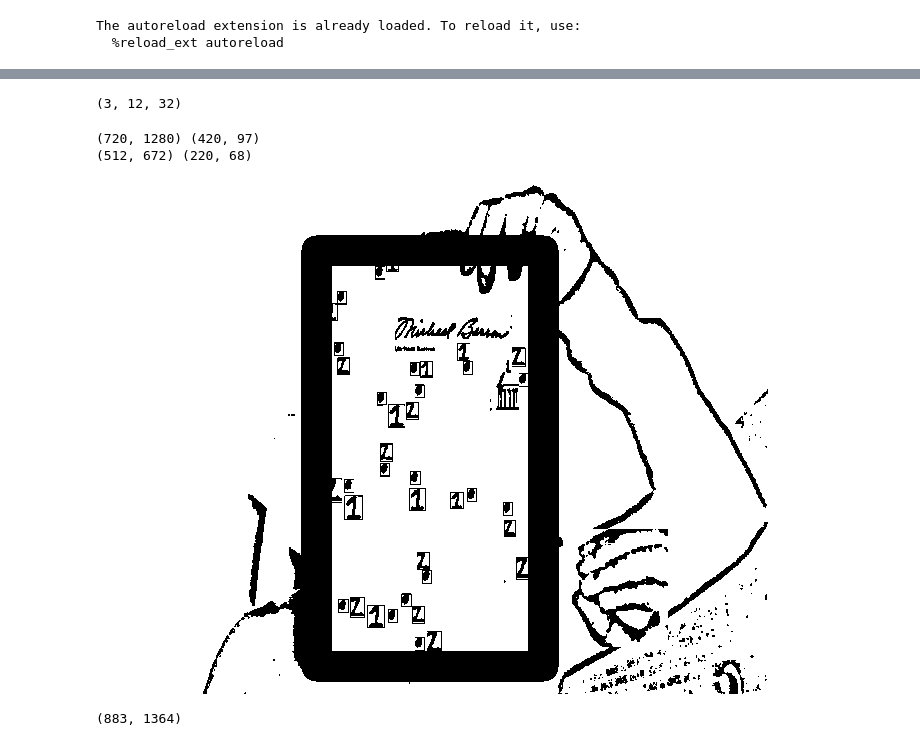
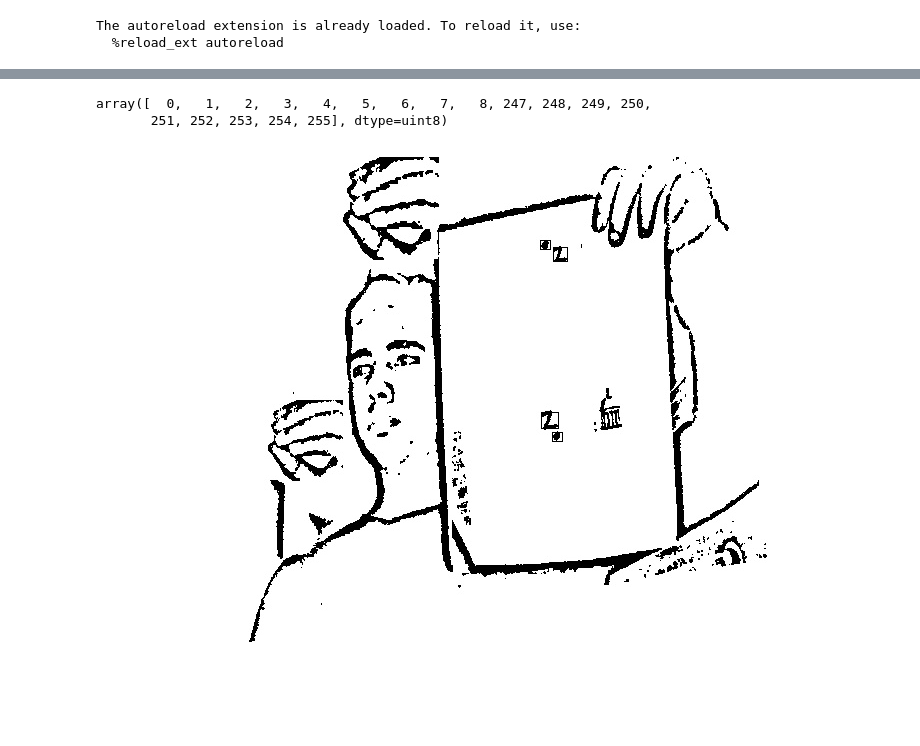
Before and after one commit to sryeturu/connect-the-dots, a Jupyter notebook: testing_notebook.ipynb, the cells around one changed output, grey strips where cells are left out. Drawn from its saved outputs; the diff is of its cells as text; code cells hidden in the pictures; blank space fills up the shorter version.

```diff
--- a/testing_notebook.ipynb
+++ b/testing_notebook.ipynb
@@ -78,4 +19,0 @@ def get_yolo_bbox(corners, canvas):
-# %%
-(3, *(12,32))
-# %% [output]
-(3, 12, 32)
@@ -198,16 +20,11 @@ for img_idx in range(num_of_samples):
-# %%
-print(a[0].img.shape, a[0].top_left)
-a[0].resize((672, 512))
-print(a[0].img.shape, a[0].top_left)
-a[0].img = cv.rectangle(a[0].img, a[0].top_left, a[0].bot_right, (0), 30)
-# %% [output]
-(720, 1280) (420, 97)
-(512, 672) (220, 68)
+# %%
+a = cv.imread('objs/img0.jpg')
+# %%
+np.unique(a)
+# %% [output]
+array([  0,   1,   2,   3,   4,   5,   6,   7,   8, 247, 248, 249, 250,
+       251, 252, 253, 254, 255], dtype=uint8)
 # %%
-display(a[0].img)
+display(a)
 # %% [output]
-[figure, old version]
+[figure, new version]
-# %%
-image_samples[0].shape
-# %% [output]
-(883, 1364)
```
Also changed, not shown: parts of 6 cells of this notebook, 15 other files.
